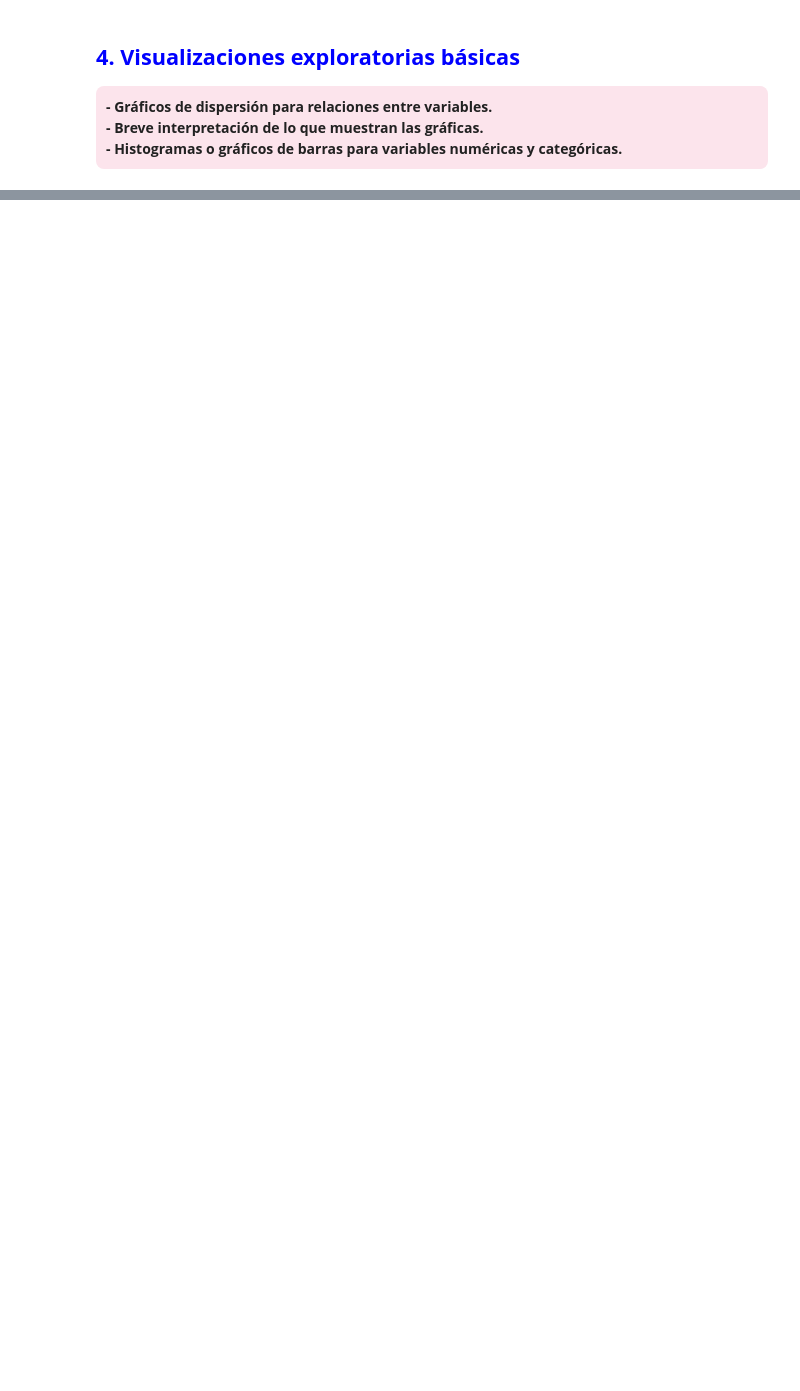
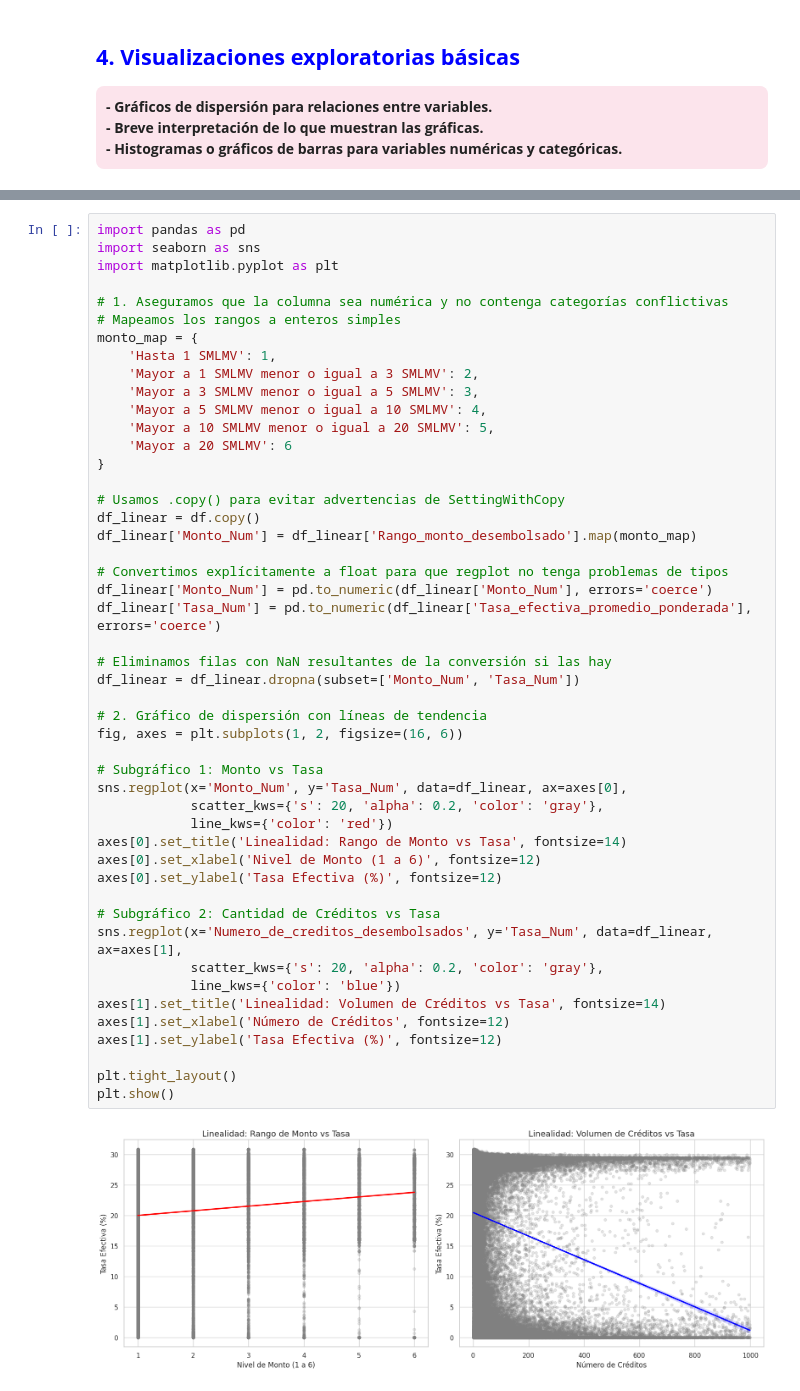
Before and after one commit to HesychastCs/fndDatos2026S1, a Jupyter notebook: sp_1_katherine_rodriguez_vanessa_tocasuche.ipynb, the cells around one changed output, grey strips where cells are left out. Drawn from its saved outputs; the diff is of its cells as text; blank space fills up the shorter version.

```diff
--- a/sp_1_katherine_rodriguez_vanessa_tocasuche.ipynb
+++ b/sp_1_katherine_rodriguez_vanessa_tocasuche.ipynb
@@ -717,0 +821,50 @@ Variables oject e int64:
+# %%
+import pandas as pd
+import seaborn as sns
+import matplotlib.pyplot as plt
+
+# 1. Aseguramos que la columna sea numérica y no contenga categorías conflictivas
+# Mapeamos los rangos a enteros simples
+monto_map = {
+    'Hasta 1 SMLMV': 1,
+    'Mayor a 1 SMLMV menor o igual a 3 SMLMV': 2,
+    'Mayor a 3 SMLMV menor o igual a 5 SMLMV': 3,
+    'Mayor a 5 SMLMV menor o igual a 10 SMLMV': 4,
+    'Mayor a 10 SMLMV menor o igual a 20 SMLMV': 5,
+    'Mayor a 20 SMLMV': 6
+}
+
+# Usamos .copy() para evitar advertencias de SettingWithCopy
+df_linear = df.copy()
+df_linear['Monto_Num'] = df_linear['Rango_monto_desembolsado'].map(monto_map)
+
+# Convertimos explícitamente a float para que regplot no tenga problemas de tipos
+df_linear['Monto_Num'] = pd.to_numeric(df_linear['Monto_Num'], errors='coerce')
+df_linear['Tasa_Num'] = pd.to_numeric(df_linear['Tasa_efectiva_promedio_ponderada'], errors='coerce')
+
+# Eliminamos filas con NaN resultantes de la conversión si las hay
+df_linear = df_linear.dropna(subset=['Monto_Num', 'Tasa_Num'])
+
+# 2. Gráfico de dispersión con líneas de tendencia
+fig, axes = plt.subplots(1, 2, figsize=(16, 6))
+
+# Subgráfico 1: Monto vs Tasa
+sns.regplot(x='Monto_Num', y='Tasa_Num', data=df_linear, ax=axes[0],
+            scatter_kws={'s': 20, 'alpha': 0.2, 'color': 'gray'},
+            line_kws={'color': 'red'})
+axes[0].set_title('Linealidad: Rango de Monto vs Tasa', fontsize=14)
+axes[0].set_xlabel('Nivel de Monto (1 a 6)', fontsize=12)
+axes[0].set_ylabel('Tasa Efectiva (%)', fontsize=12)
+
+# Subgráfico 2: Cantidad de Créditos vs Tasa
+sns.regplot(x='Numero_de_creditos_desembolsados', y='Tasa_Num', data=df_linear, ax=axes[1],
+            scatter_kws={'s': 20, 'alpha': 0.2, 'color': 'gray'},
+            line_kws={'color': 'blue'})
+axes[1].set_title('Linealidad: Volumen de Créditos vs Tasa', fontsize=14)
+axes[1].set_xlabel('Número de Créditos', fontsize=12)
+axes[1].set_ylabel('Tasa Efectiva (%)', fontsize=12)
+
+plt.tight_layout()
+plt.show()
+# %% [output]
+[figure, added]
```
Also changed, not shown: parts of 17 cells of this notebook.
